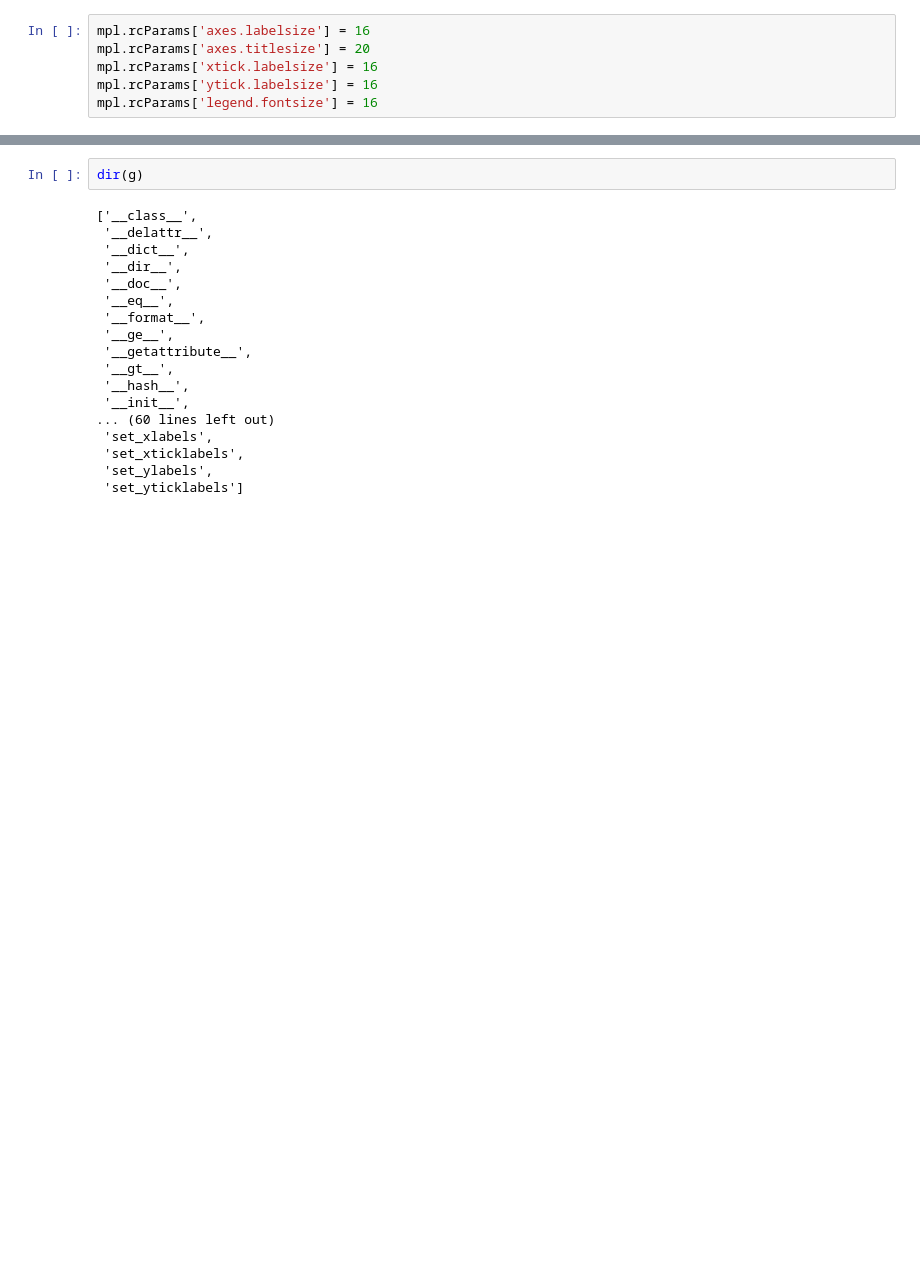
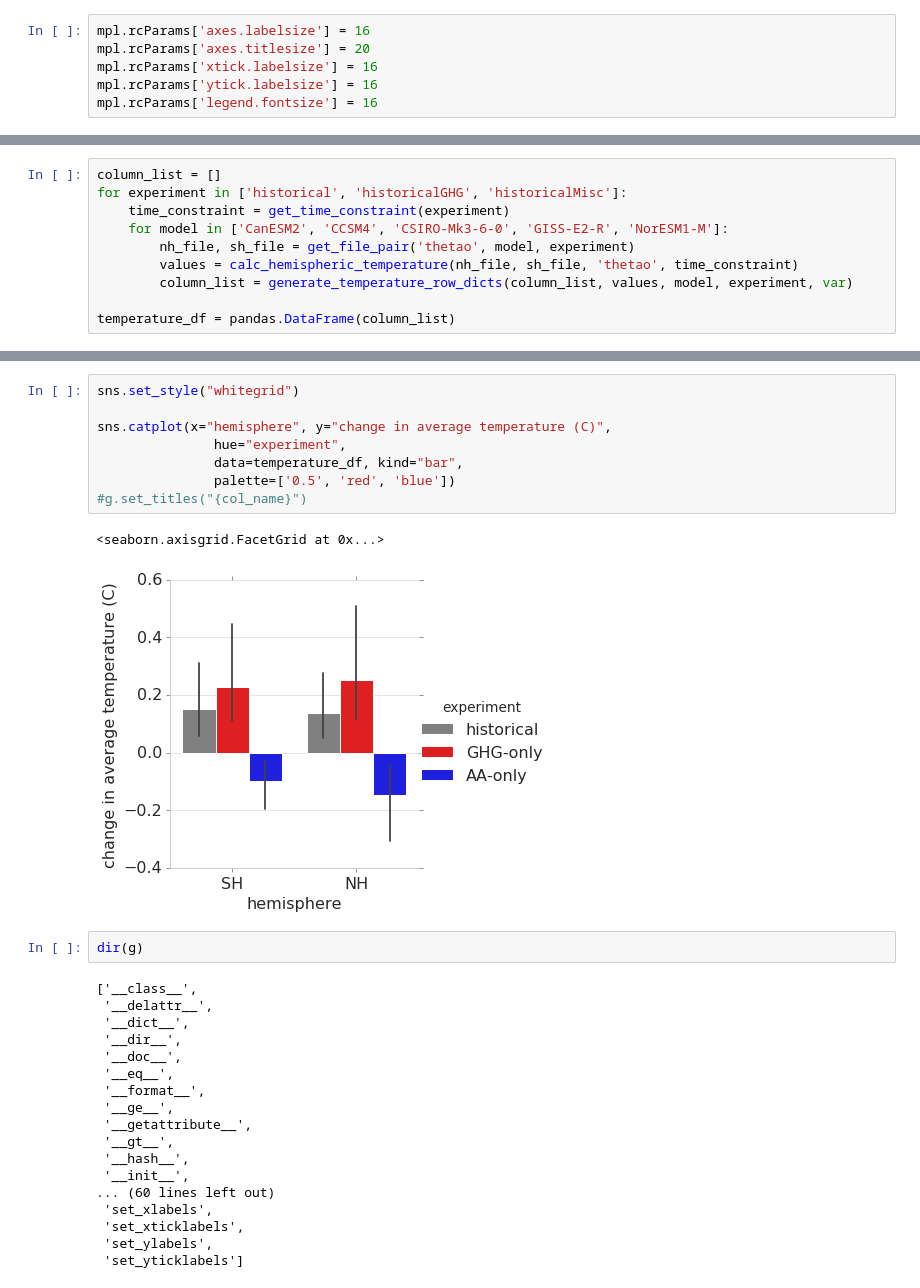
Before and after one commit to DamienIrving/ocean-analysis, a Jupyter notebook: development/hemispheric_boxplot.ipynb, the cells around one changed output, grey strips where cells are left out. Cells and saved outputs as stored; diff of their text form; blank space fills up the shorter version.

```diff
--- a/development/hemispheric_boxplot.ipynb
+++ b/development/hemispheric_boxplot.ipynb
@@ -157,0 +186,10 @@ plt.savefig('/g/data/r87/dbi599/figures/energy-check-global/ohc-hfds-rndt-nh-sh-
+# %%
+column_list = []
+for experiment in ['historical', 'historicalGHG', 'historicalMisc']:
+    time_constraint = get_time_constraint(experiment)
+    for model in ['CanESM2', 'CCSM4', 'CSIRO-Mk3-6-0', 'GISS-E2-R', 'NorESM1-M']:
+        nh_file, sh_file = get_file_pair('thetao', model, experiment)
+        values = calc_hemispheric_temperature(nh_file, sh_file, 'thetao', time_constraint)
+        column_list = generate_temperature_row_dicts(column_list, values, model, experiment, var)
+
+temperature_df = pandas.DataFrame(column_list)
@@ -158,3 +216,14 @@ plt.savefig('/g/data/r87/dbi599/figures/energy-check-global/ohc-hfds-rndt-nh-sh-
+# %%
+sns.set_style("whitegrid")
+
+sns.catplot(x="hemisphere", y="change in average temperature (C)",
+               hue="experiment",
+               data=temperature_df, kind="bar",
+               palette=['0.5', 'red', 'blue'])
+#g.set_titles("{col_name}")
+# %% [output]
+<seaborn.axisgrid.FacetGrid at 0x...>
+[figure, added]
 # %%
 dir(g)
 # %% [output]
```
Also changed, not shown: parts of 9 cells of this notebook.
